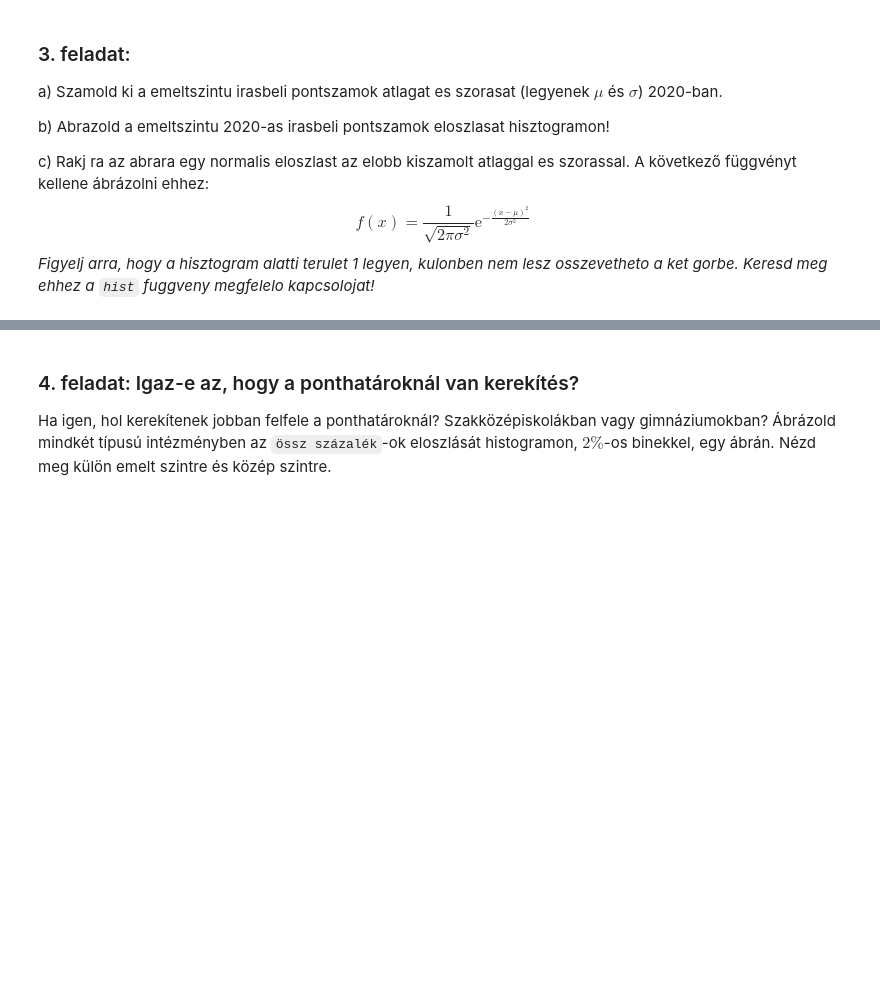
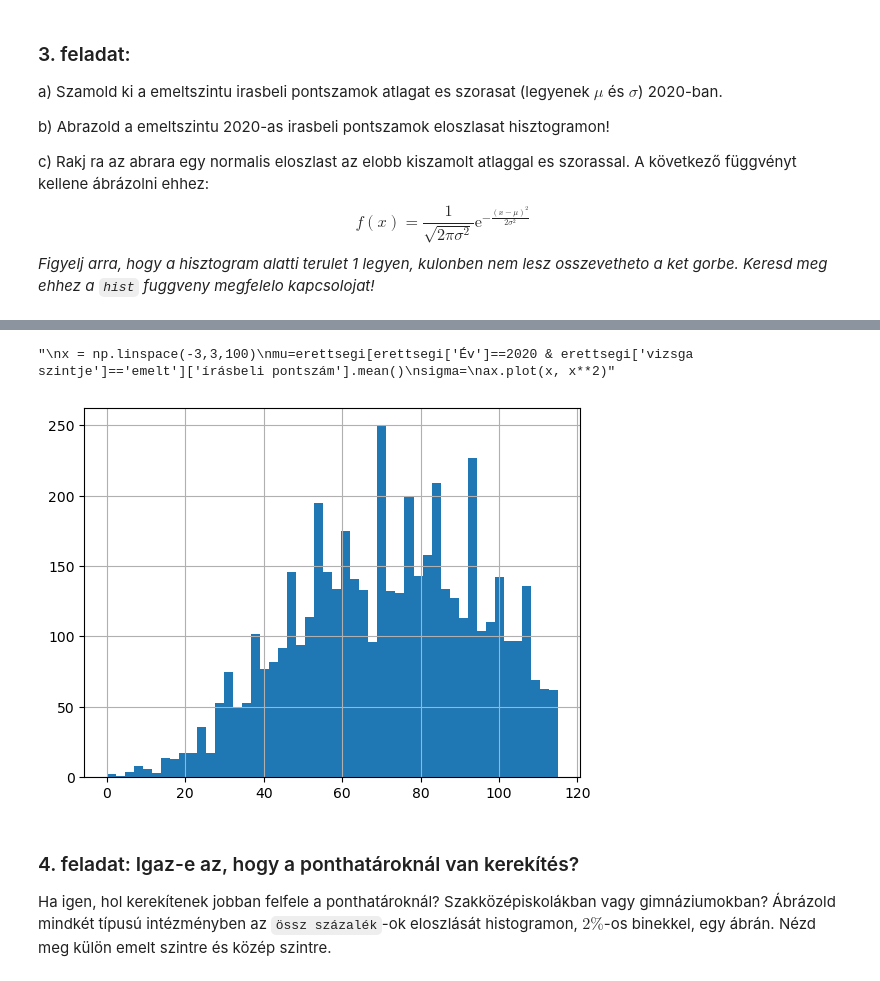
Before and after one commit to kolokcse/MAF_2023, a Jupyter notebook: gyak11/gyak11.ipynb, the cells around one changed output, grey strips where cells are left out. Saved outputs shown, nothing was run; the diff lists cells and outputs as text; code cells hidden in the pictures; blank space fills up the shorter version.

```diff
--- a/gyak11/gyak11.ipynb
+++ b/gyak11/gyak11.ipynb
@@ -300,3 +846,13 @@ $$
+# %%
+ax = erettsegi[(erettsegi['Év']==2020) & (erettsegi['vizsga szintje']=='emelt')]['írásbeli pontszám'].hist(bins=50)
+'''
+x = np.linspace(-3,3,100)
+mu=erettsegi[erettsegi['Év']==2020 & erettsegi['vizsga szintje']=='emelt']['írásbeli pontszám'].mean()
+sigma=
+ax.plot(x, x**2)'''
+# %% [output]
+"\nx = np.linspace(-3,3,100)\nmu=erettsegi[erettsegi['Év']==2020 & erettsegi['vizsga szintje']=='emelt']['írásbeli pontszám'].mean()\nsigma=\nax.plot(x, x**2)"
+[figure, added]
 # %% [markdown]
 ### 4. feladat: Igaz-e az, hogy a ponthatároknál van kerekítés?
 
```
Also changed, not shown: parts of 70 cells of this notebook, 4 other files.
